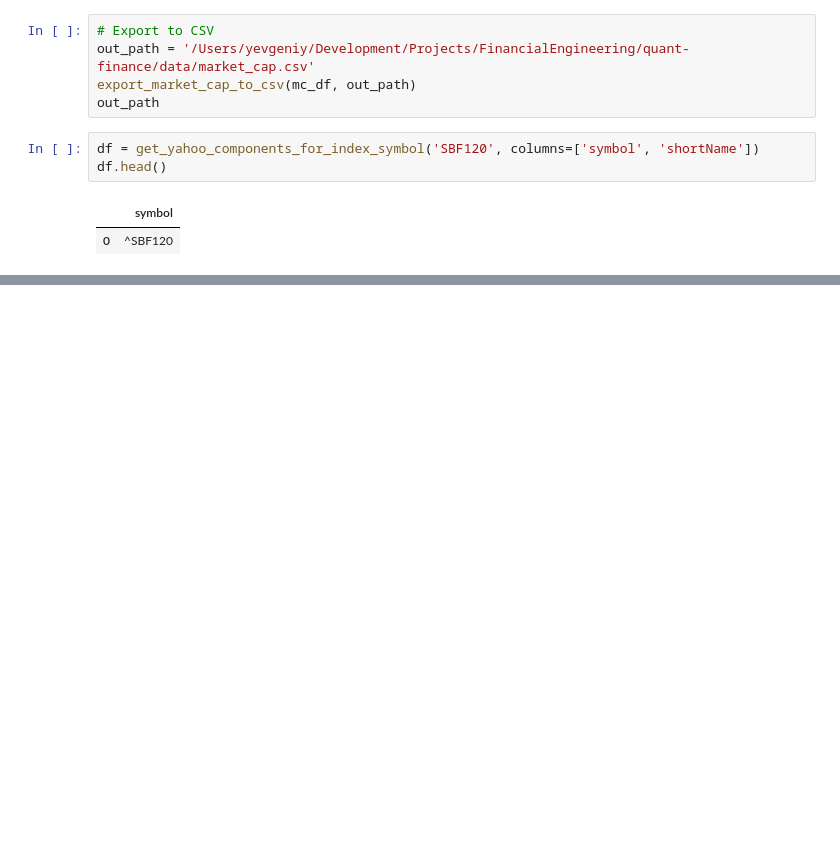
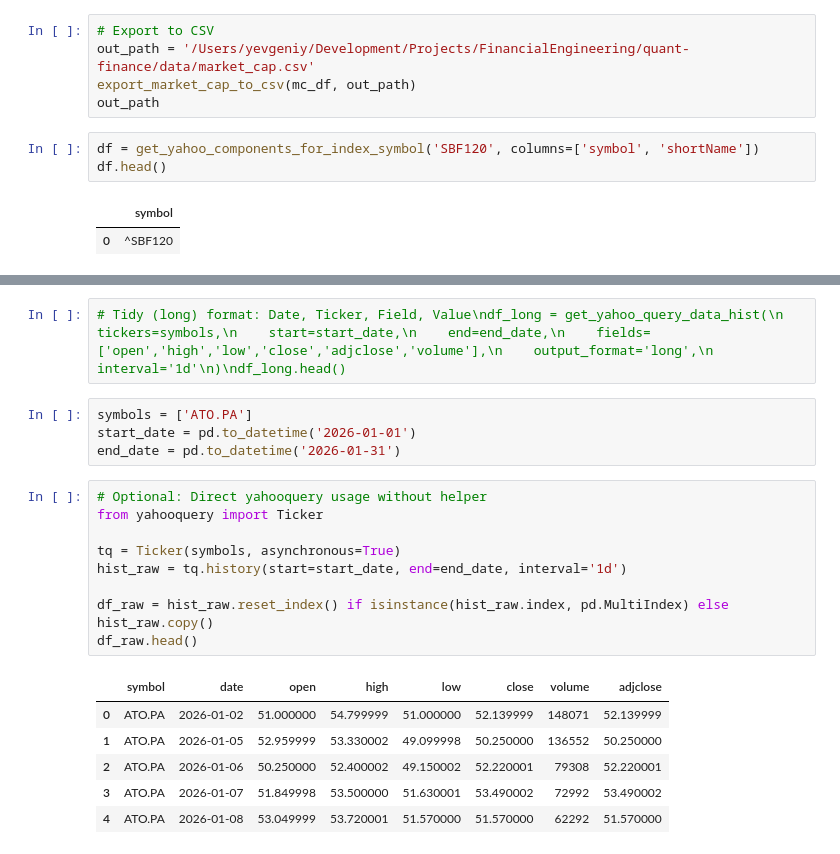
Before and after one commit to yev-dev/quant-finance, a Jupyter notebook: data_notebook.ipynb, the cells around one changed output, grey strips where cells are left out. Saved outputs shown, nothing was run; the diff lists cells and outputs as text; blank space fills up the shorter version.

```diff
--- a/data_notebook.ipynb
+++ b/data_notebook.ipynb
@@ -176,0 +230,22 @@ df.head()
+# %%
+# Tidy (long) format: Date, Ticker, Field, Value\ndf_long = get_yahoo_query_data_hist(\n    tickers=symbols,\n    start=start_date,\n    end=end_date,\n    fields=['open','high','low','close','adjclose','volume'],\n    output_format='long',\n    interval='1d'\n)\ndf_long.head()
+# %%
+symbols = ['ATO.PA']
+start_date = pd.to_datetime('2026-01-01')
+end_date = pd.to_datetime('2026-01-31')
+# %%
+# Optional: Direct yahooquery usage without helper
+from yahooquery import Ticker
+
+tq = Ticker(symbols, asynchronous=True)
+hist_raw = tq.history(start=start_date, end=end_date, interval='1d')
+
+df_raw = hist_raw.reset_index() if isinstance(hist_raw.index, pd.MultiIndex) else hist_raw.copy()
+df_raw.head()
+# %% [output]
+|  | symbol | date | open | high | low | close | volume | adjclose |
+| 0 | ATO.PA | 2026-01-02 | 51.000000 | 54.799999 | 51.000000 | 52.139999 | 148071 | 52.139999 |
+| 1 | ATO.PA | 2026-01-05 | 52.959999 | 53.330002 | 49.099998 | 50.250000 | 136552 | 50.250000 |
+| 2 | ATO.PA | 2026-01-06 | 50.250000 | 52.400002 | 49.150002 | 52.220001 | 79308 | 52.220001 |
+| 3 | ATO.PA | 2026-01-07 | 51.849998 | 53.500000 | 51.630001 | 53.490002 | 72992 | 53.490002 |
+| 4 | ATO.PA | 2026-01-08 | 53.049999 | 53.720001 | 51.570000 | 51.570000 | 62292 | 51.570000 |
```
Also changed, not shown: parts of 15 cells of this notebook, 2 other files.
